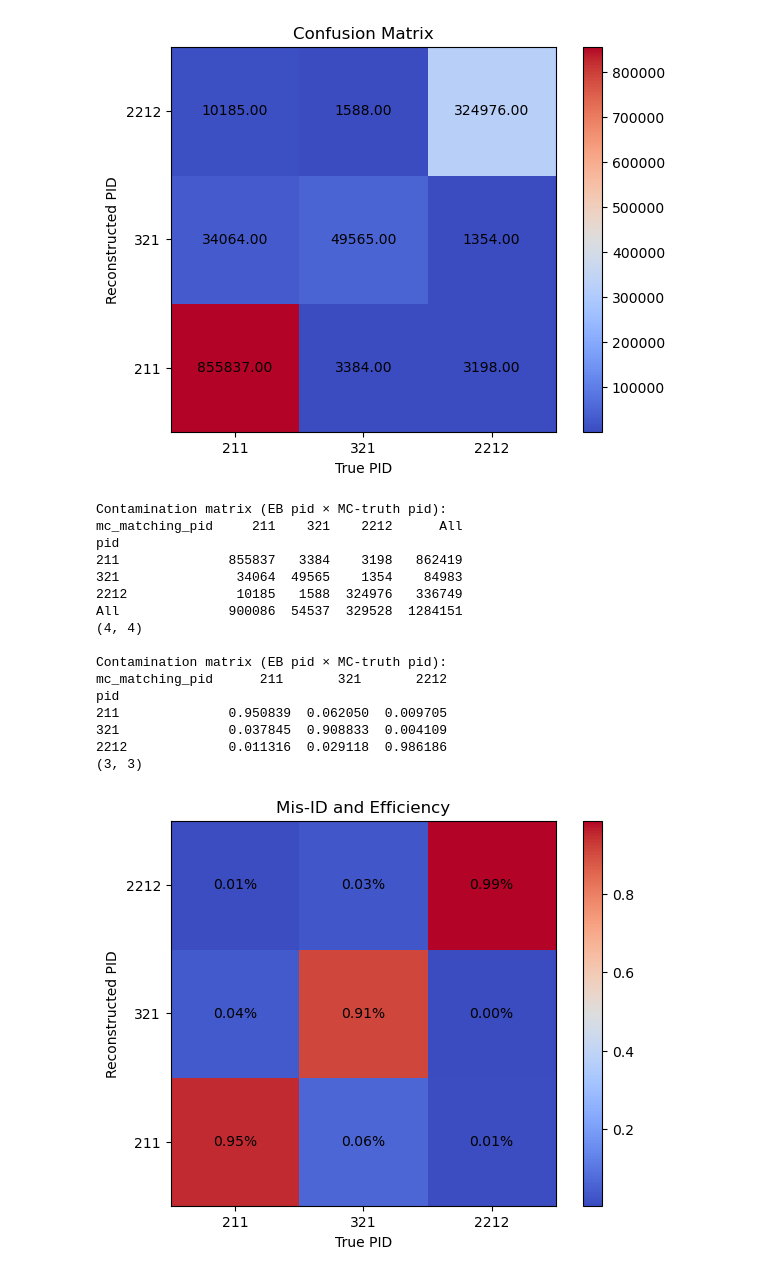
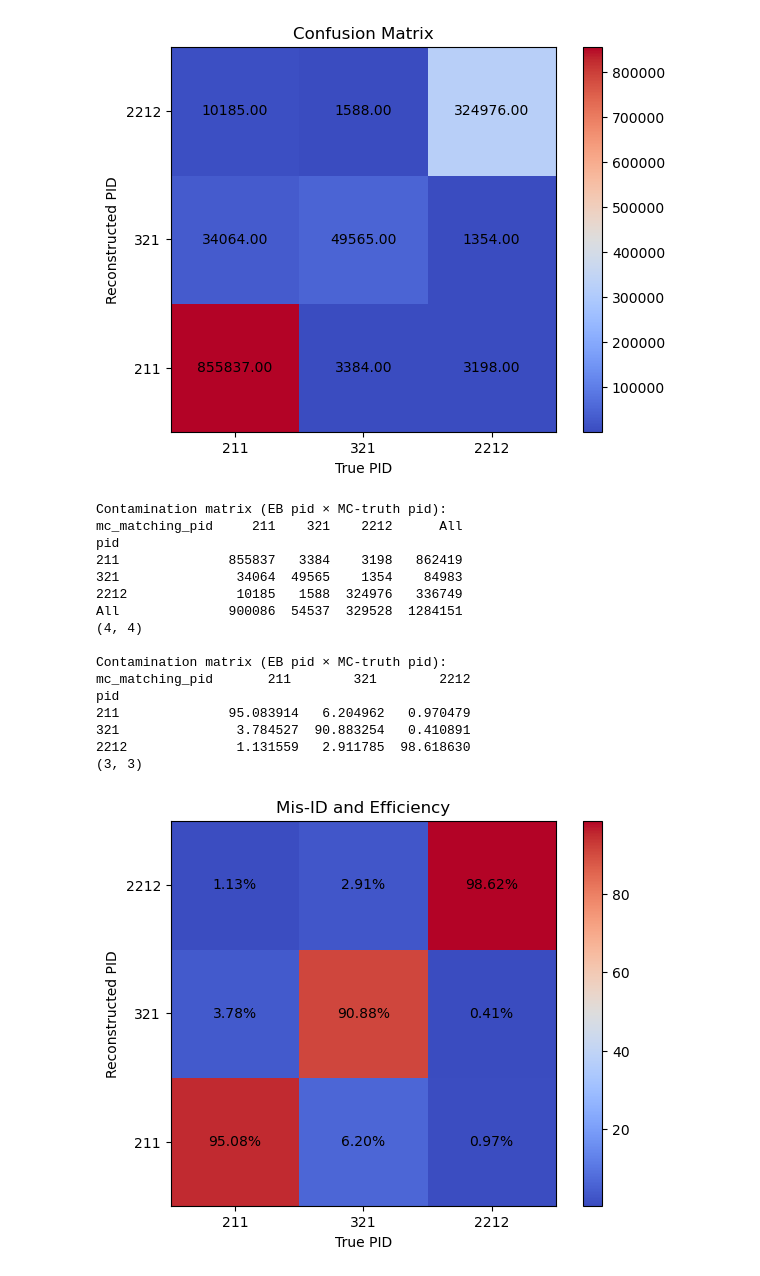
Before and after one commit to mariakzurek/suli2026_pid, a Jupyter notebook: notebooks/PIDStudies.ipynb, the cells around one changed output. Cells and saved outputs as stored; diff of their text form; code cells hidden in the pictures.

```diff
--- a/notebooks/PIDStudies.ipynb
+++ b/notebooks/PIDStudies.ipynb
@@ -240,7 +240,7 @@ print(contam2.shape)
 contam = contam.astype(float)
 for i in contam.index:
     for j in contam.columns:
-        contam.loc[i, j] *= 1/contam2.loc["All", j]
+        contam.loc[i, j] *= 100/contam2.loc["All", j]
 print("\nContamination matrix (EB pid × MC-truth pid):") #these three lines are for checking that the matrix is correct
 print(contam)
 print(contam.shape)
@@ -253,38 +253,38 @@ ax2.set_yticklabels([211, 321, 2212])
 ax2.set_xlabel("True PID")
 ax2.set_ylabel("Reconstructed PID")
 ax2.set_title("Mis-ID and Efficiency")
 im = ax2.imshow(contam, cmap='coolwarm', origin='lower')
 for i in range(contam.shape[0]):
     for j in range(contam.shape[1]):
         ax2.text(
             j, i,
             f"{contam.iloc[i, j]:.2f}%",
             ha="center",
             va="center"
         )
 fig.colorbar(im, ax=ax2)
 fig.savefig(direct+"EMMatrix.png", dpi=150)
 plt.show()
 allPlots.append(fig)
 plt.close(fig)
 # %% [output]
 Contamination matrix (EB pid × MC-truth pid):
 mc_matching_pid     211    321    2212      All
 pid
 211              855837   3384    3198   862419
 321               34064  49565    1354    84983
 2212              10185   1588  324976   336749
 All              900086  54537  329528  1284151
 (4, 4)
 
 Contamination matrix (EB pid × MC-truth pid):
-mc_matching_pid      211       321       2212
+mc_matching_pid       211        321        2212
 pid
-211              0.950839  0.062050  0.009705
-321              0.037845  0.908833  0.004109
-2212             0.011316  0.029118  0.986186
+211              95.083914   6.204962   0.970479
+321               3.784527  90.883254   0.410891
+2212              1.131559   2.911785  98.618630
 (3, 3)
-[figure, old version]
+[figure, new version]
 # %%
 with PdfPages("/work/clas12/CooperBe/Argonne2026/suli2026_pid/figures/ConfusionMatrix/" + "AllMatrix.pdf") as pdf:
     for plot in allPlots:
```
Also changed, not shown: 8 other files.
